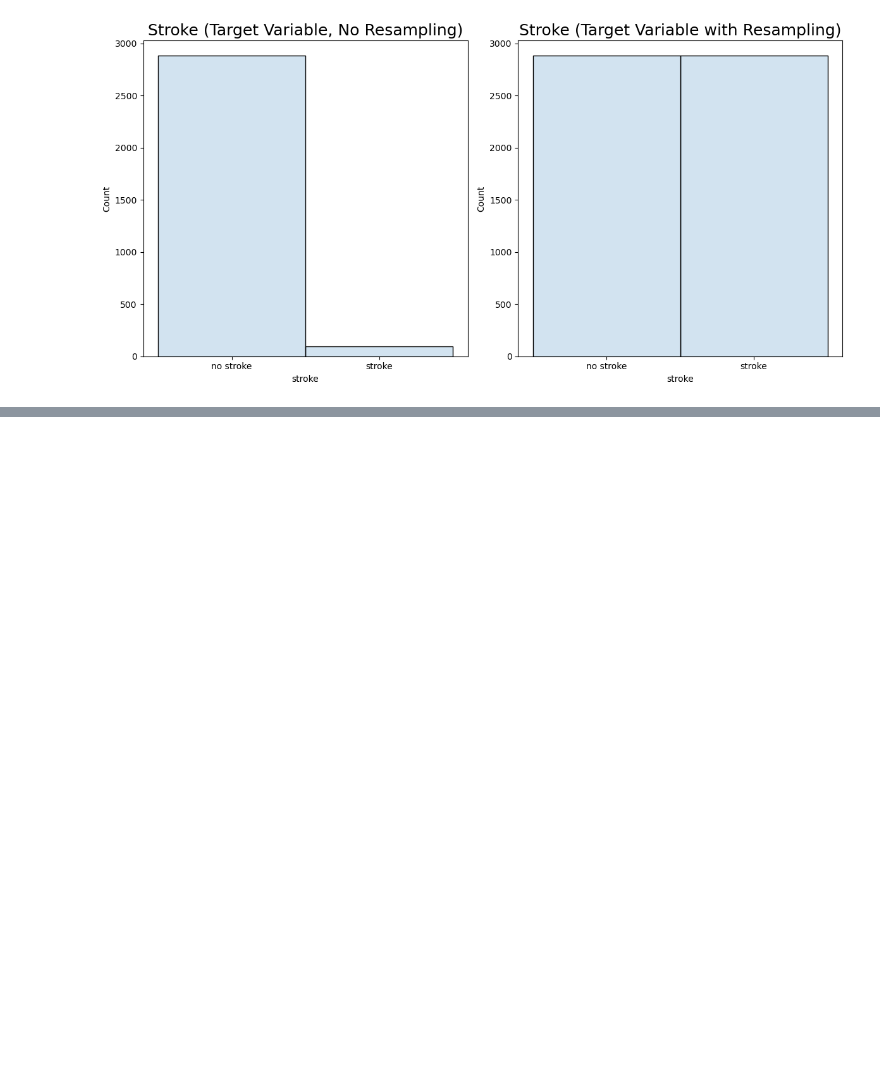
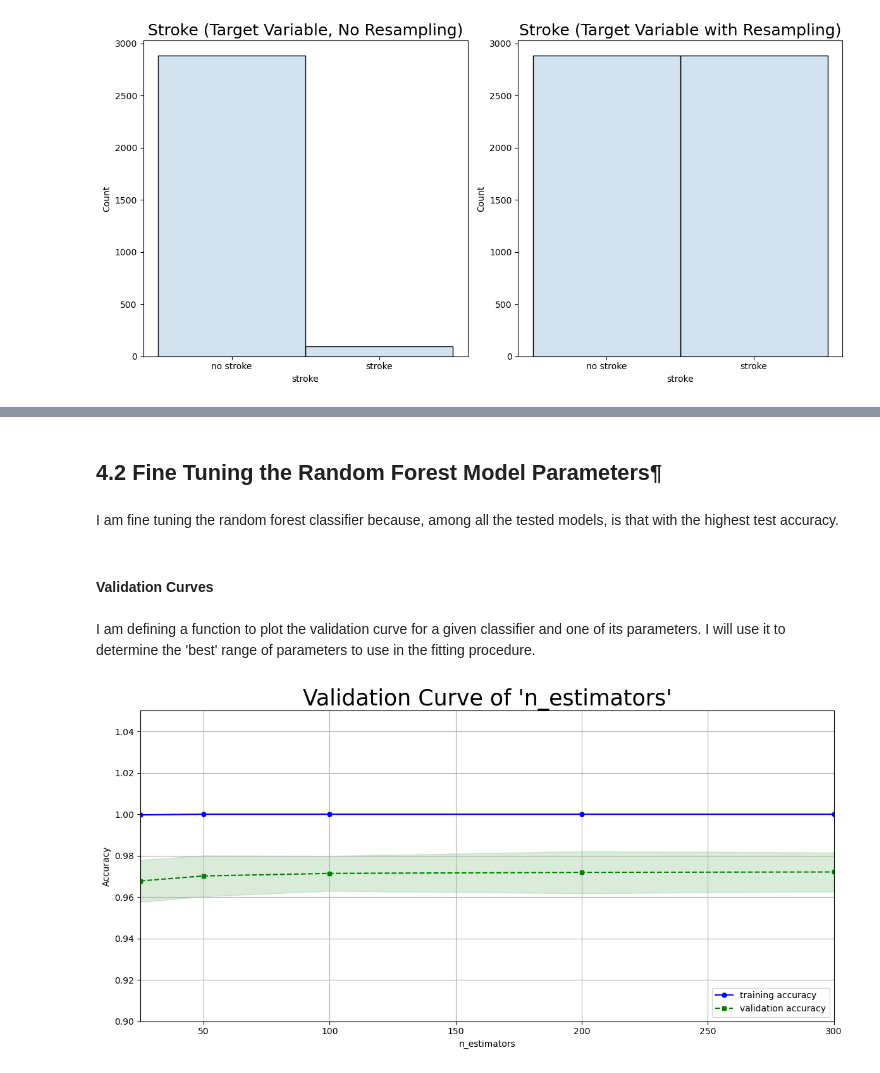
Before and after one commit to pjaiswalusf/Stroke-Prediction, a Jupyter notebook: StrokePrediction.ipynb, the cells around one changed output, grey strips where cells are left out. Drawn from its saved outputs; the diff is of its cells as text; code cells hidden in the pictures; blank space fills up the shorter version.

```diff
--- a/StrokePrediction.ipynb
+++ b/StrokePrediction.ipynb
@@ -589,0 +654,23 @@ plt.tight_layout()
+# %%
+# Initialize the models
+clf_A = GradientBoostingClassifier(random_state=42)
+clf_B = AdaBoostClassifier()
+clf_C = RandomForestClassifier(random_state=42)
+clf_D = XGBClassifier(random_state=42)
+clf_E = LogisticRegression()
+
+# Calculate the number of samples for 10%, 25%, 50%, 75% and 100% of the training data
+samples_10  = int(round(len(X_resampled) / 10))
+samples_25  = int(round(len(X_resampled) / 4))
+samples_50  = int(round(len(X_resampled) / 2))
+samples_75  = int(round(len(X_resampled) * 0.75))
+samples_100 = len(X_resampled)
+
+# Collect results on the learners
+results = {}
+for clf in [clf_A, clf_B, clf_C, clf_D, clf_E]:
+    clf_name = clf.__class__.__name__
+    results[clf_name] = {}
+    for i, samples in enumerate([samples_10, samples_25, samples_50, samples_75, samples_100]):
+        results[clf_name][i] = \
+        train_predict(clf, samples, X_resampled, y_resampled, OHE_X_test, y_test)
@@ -589,0 +741,8 @@ plt.tight_layout()
+# %% [markdown]
+## 4.2 Fine Tuning the Random Forest Model Parameters¶
+# %% [markdown]
+I am fine tuning the random forest classifier because, among all the tested models, is that with the highest test accuracy.
+# %% [markdown]
+#### Validation Curves
+# %% [markdown]
+I am defining a function to plot the validation curve for a given classifier and one of its parameters. I will use it to determine the 'best' range of parameters to use in the fitting procedure.
@@ -589,0 +796,6 @@ plt.tight_layout()
+# %%
+rf_class = RandomForestClassifier(random_state=42)
+
+plot_validation_curve(rf_class, X_resampled, y_resampled, 5, 'n_estimators', [25,50,100,200,300], y_lim=[0.9,1.05])
+# %% [output]
+[figure, added]
```
Also changed, not shown: parts of 24 cells of this notebook.
